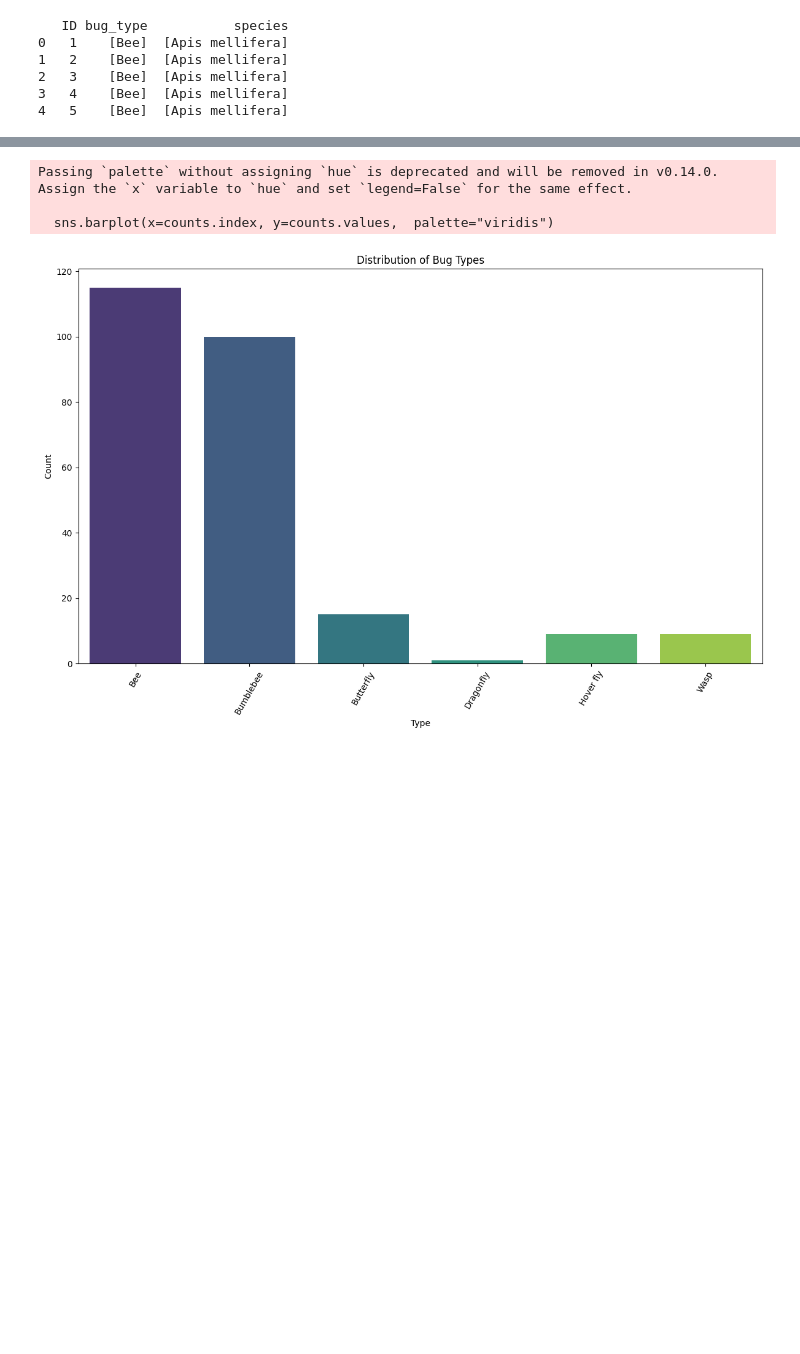
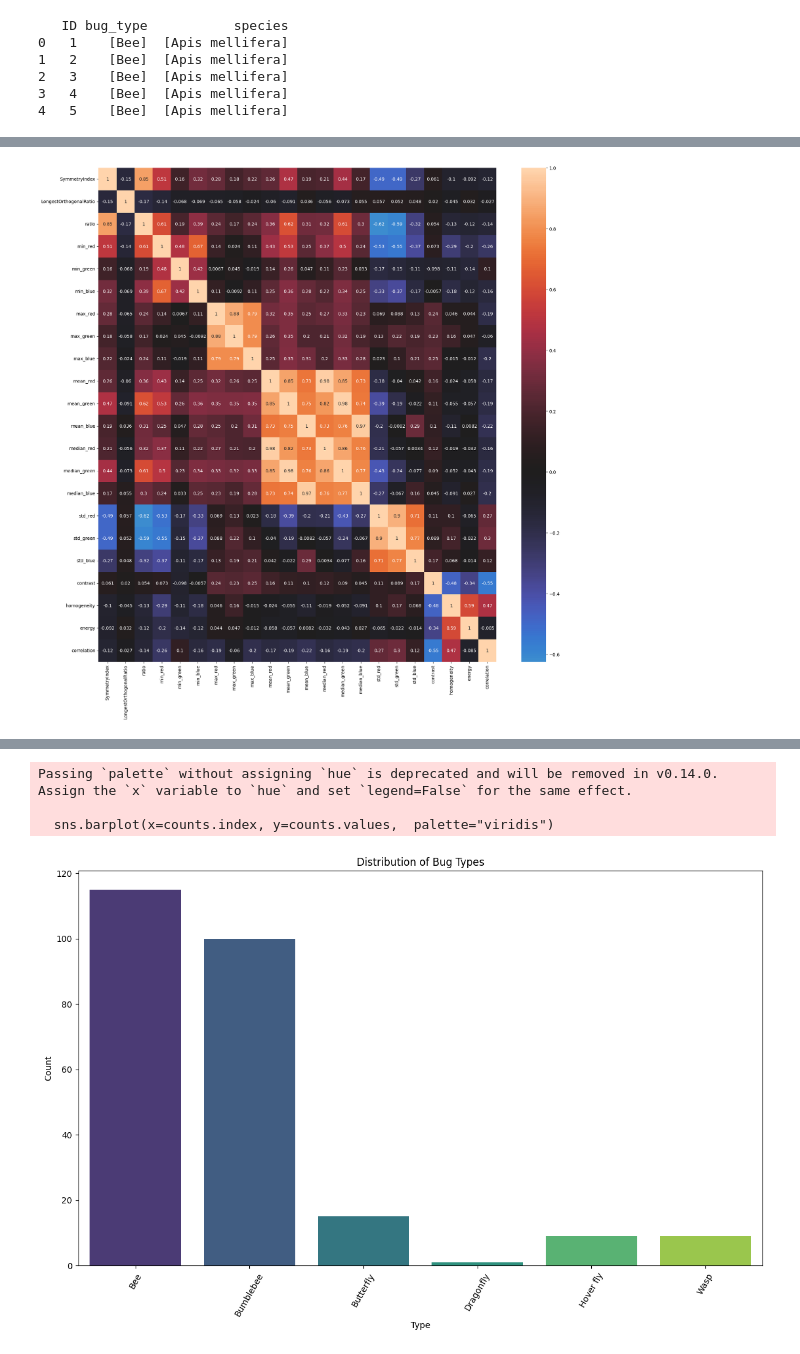
Before and after one commit to zelinze/ToBeeOrNotToBee, a Jupyter notebook: data_visualization.ipynb, the cells around one changed output, grey strips where cells are left out. Saved outputs shown, nothing was run; the diff lists cells and outputs as text; code cells hidden in the pictures; blank space fills up the shorter version.

```diff
--- a/data_visualization.ipynb
+++ b/data_visualization.ipynb
@@ -11,6 +11,7 @@ img_dir = 'train'
 mask_dir = 'train/masks'
 excel_file = 'train/classif.xlsx'
 data_feature_file = 'data_features.csv'
+data_all_feature_file = 'data_all_features.csv'
 
 # Load classification file
 def load_classification(excel_file):
@@ -35,6 +36,8 @@ classif_df = classif_df[~classif_df['bug_type'].str.contains('&')]
 features_df = load_features(data_feature_file)
 features_df = features_df.drop(filtered_indices[0], axis=0)
 
+all_features_df = load_features(data_all_feature_file)
+all_features_df = all_features_df.drop(filtered_indices[0], axis=0)
 
 # 处理标签
 def process_labels(df):
@@ -87,3 +90,6 @@ all_data_df = pd.concat([classif_df.drop(columns=['bug_type', 'species']), bug_t
 2   3    [Bee]  [Apis mellifera]
 3   4    [Bee]  [Apis mellifera]
 4   5    [Bee]  [Apis mellifera]
+# %%
+corr_matrix = all_features_df.corr()
+corr_matrix
@@ -89,0 +115,6 @@ all_data_df = pd.concat([classif_df.drop(columns=['bug_type', 'species']), bug_t
+# %%
+fig,axes = plt.subplots(figsize=(20,20))
+sns.heatmap(corr_matrix,annot=True,center=0)
+plt.show()
+# %% [output]
+[figure, added]
```
Also changed, not shown: parts of 7 cells of this notebook, 6 other files.
